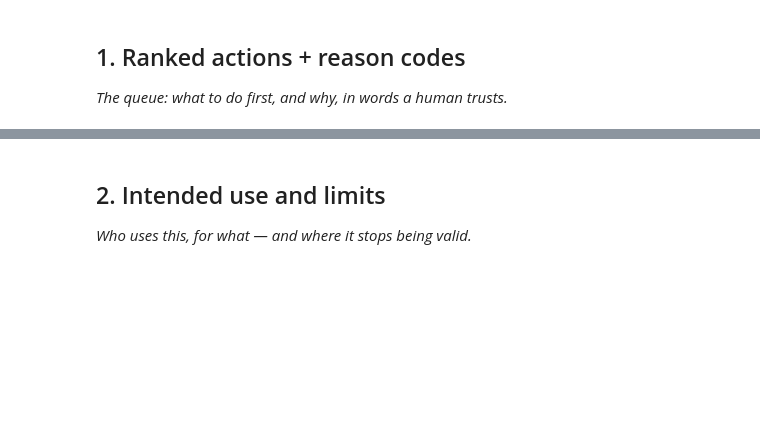
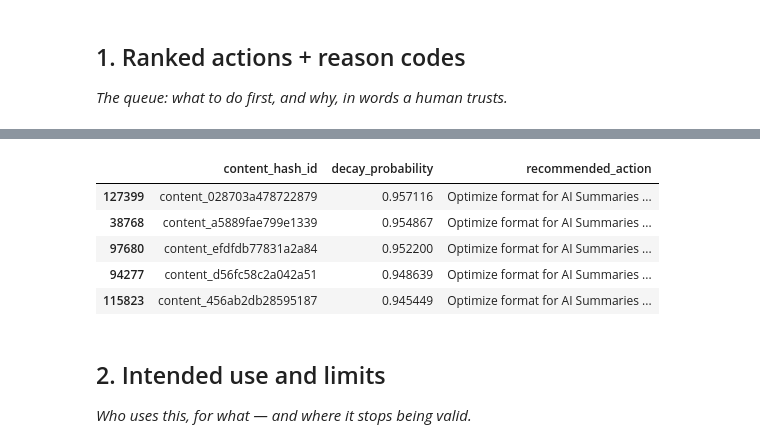
Before and after one commit to amah67/flyrankmlintern, a Jupyter notebook: work/notebooks/w07_action_playbook.ipynb, the cells around one changed output, grey strips where cells are left out. Saved outputs shown, nothing was run; the diff lists cells and outputs as text; code cells hidden in the pictures; blank space fills up the shorter version.

```diff
--- a/work/notebooks/w07_action_playbook.ipynb
+++ b/work/notebooks/w07_action_playbook.ipynb
@@ -15,0 +19,77 @@ This skeleton is yours to fill. Work the sections **in order** — each one has
+# %%
+import os
+import duckdb
+import numpy as np
+import pandas as pd
+import matplotlib.pyplot as plt
+from sklearn.ensemble import RandomForestClassifier
+from google.colab import userdata
+
+# 1. Load Data using FlyRank API
+os.makedirs("work/outputs", exist_ok=True)
+os.makedirs("work/figures", exist_ok=True)
+data_path = "work/outputs/features.parquet"
+
+if os.path.exists(data_path):
+    print(f"Loading cached features from {data_path}...")
+    df = pd.read_parquet(data_path)
+else:
+    print("Fetching pre-period signals from Hugging Face warehouse using 'flyrankapi' secret...")
+    hf_token = userdata.get('flyrankapi')
+    con = duckdb.connect()
+    con.execute(f"CREATE SECRET (TYPE huggingface, TOKEN '{hf_token}')")
+
+    rel = "hf://datasets/FlyRank/internship-warehouse"
+    # Using the optimized query from W06/W09
+    query = f"""
+    WITH target_clients AS (SELECT client_hash_id FROM read_parquet('{rel}/dim_clients.parquet') WHERE is_active = TRUE LIMIT 25),
+    daily_agg AS (
+        SELECT f.content_hash_id, ANY_VALUE(f.client_hash_id) AS client_hash_id,
+        AVG(f.gsc_avg_position) FILTER (WHERE f.report_date < DATE '2026-05-01') AS avg_position,
+        SUM(f.gsc_clicks) FILTER (WHERE f.report_date < DATE '2026-05-01') AS pre_clicks,
+        SUM(f.gsc_impressions) FILTER (WHERE f.report_date < DATE '2026-05-01') AS pre_impressions,
+        (SUM(f.sessions_ai) FILTER (WHERE f.report_date < DATE '2026-05-01') * 1.0) / NULLIF(SUM(f.ga4_sessions) FILTER (WHERE f.report_date < DATE '2026-05-01'), 0) AS ai_traffic_pct,
+        SUM(f.gsc_clicks) FILTER (WHERE f.report_date >= DATE '2026-05-01') AS post_clicks
+        FROM read_parquet('{rel}/fact_content_daily_performance/**/*.parquet') f
+        JOIN target_clients tc ON f.client_hash_id = tc.client_hash_id
+        WHERE f.report_date >= DATE '2026-01-01' GROUP BY f.content_hash_id
+    )
+    SELECT d.content_hash_id, d.client_hash_id, c.search_volume, c.word_count, c.char_count, c.backlinks, c.cpc,
+           d.avg_position, COALESCE(d.pre_clicks * 1.0 / NULLIF(d.pre_impressions, 0), 0.0) AS ctr,
+           COALESCE(d.ai_traffic_pct, 0.0) AS ai_traffic_pct,
+           CASE WHEN COALESCE(d.post_clicks, 0) < COALESCE(d.pre_clicks, 0) THEN 1 ELSE 0 END AS is_decaying
+    FROM daily_agg d JOIN read_parquet('{rel}/dim_content.parquet') c ON d.content_hash_id = c.content_hash_id
+    WHERE c.is_published = TRUE AND c.is_deleted = FALSE;
+    """
+    df = con.sql(query).df()
+    df.to_parquet(data_path, index=False)
+
+# 2. Train Model & Get Scores
+exclude_cols = ["content_hash_id", "client_hash_id", "is_decaying", "post_clicks"]
+feature_cols = [c for c in df.columns if c not in exclude_cols]
+X = df[feature_cols].select_dtypes(include=[np.number]).fillna(0)
+y = df["is_decaying"].astype(int)
+
+rf = RandomForestClassifier(n_estimators=100, max_depth=8, random_state=42, n_jobs=-1)
+rf.fit(X, y)
+df["decay_probability"] = rf.predict_proba(X)[:, 1]
+
+# 3. Apply Reason Codes (Decision Support Logic)
+median_ctr = df["ctr"].median()
+median_ai = df["ai_traffic_pct"].median()
+
+def assign_action(row):
+    if 4 <= row["avg_position"] <= 10 and row["ai_traffic_pct"] > median_ai:
+        return "Optimize format for AI Summaries (High AI exposure in striking distance)"
+    elif row["ctr"] < median_ctr and row["search_volume"] > df["search_volume"].median():
+        return "Rewrite Title/Meta (High volume, lagging CTR)"
+    else:
+        return "Comprehensive Update (General decay risk)"
+
+# Take the top 500 highest risk pages for the queue
+queue_df = df.sort_values(by="decay_probability", ascending=False).head(500).copy()
+queue_df["recommended_action"] = queue_df.apply(assign_action, axis=1)
+
+print("=== Top 5 Pages in Action Queue ===")
+display(queue_df[["content_hash_id", "decay_probability", "recommended_action"]].head())
+# %% [output]
@@ -16,3 +98,9 @@ This skeleton is yours to fill. Work the sections **in order** — each one has
+|  | content_hash_id | decay_probability | recommended_action |
+| 127399 | content_028703a478722879 | 0.957116 | Optimize format for AI Summaries ... |
+| 38768 | content_a5889fae799e1339 | 0.954867 | Optimize format for AI Summaries ... |
+| 97680 | content_efdfdb77831a2a84 | 0.952200 | Optimize format for AI Summaries ... |
+| 94277 | content_d56fc58c2a042a51 | 0.948639 | Optimize format for AI Summaries ... |
+| 115823 | content_456ab2db28595187 | 0.945449 | Optimize format for AI Summaries ... |
 # %% [markdown]
 ## 2. Intended use and limits
 
```
Also changed, not shown: parts of 17 cells of this notebook.
